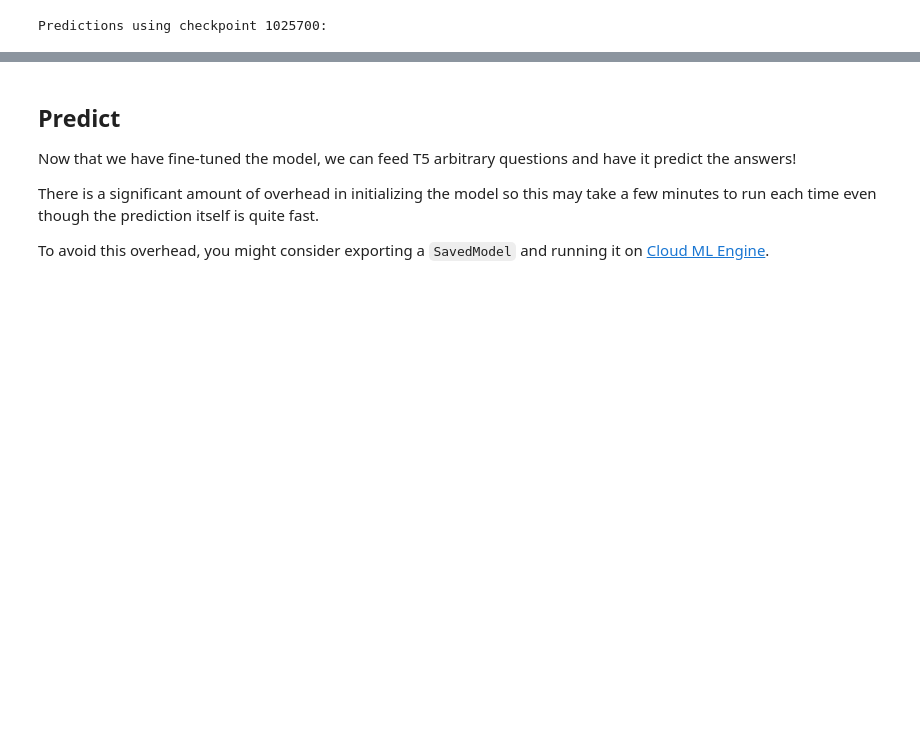
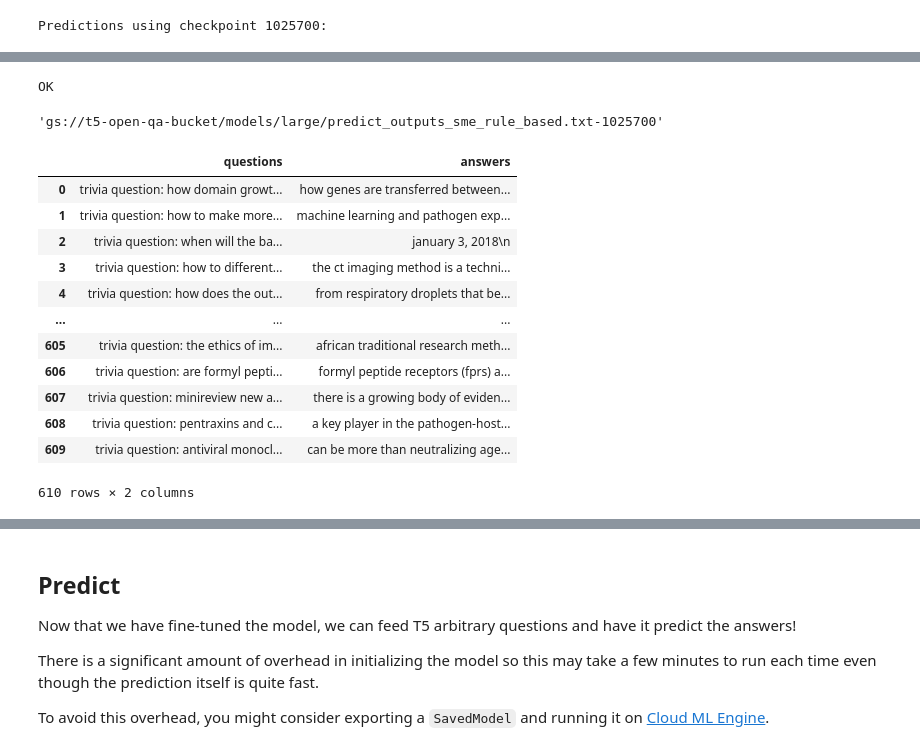
Before and after one commit to johntiger1/hugging-face-generation, a Jupyter notebook: Copy_of_t5_trivia.ipynb, the cells around one changed output, grey strips where cells are left out. Drawn from its saved outputs; the diff is of its cells as text; code cells hidden in the pictures; blank space fills up the shorter version.

```diff
--- a/Copy_of_t5_trivia.ipynb
+++ b/Copy_of_t5_trivia.ipynb
@@ -1282,0 +1379,16 @@ len(answers)
+# %%
+covid_predict_inputs_sme_path = os.path.join(MODEL_DIR, "predict_inputs_sme_rule_based.txt")
+covid_predict_outputs_sme_path = os.path.join(MODEL_DIR, "predict_outputs_sme_rule_based.txt")
+with tf.io.gfile.GFile(covid_predict_inputs_sme_path, "w") as f:
+  for idx, row in sme_df.iterrows():
+    q = row["questions"]
+    print(q)
+    f.write("trivia question: %s\n" % q.lower()) #TODO: can also invoke the preprocess from earlier
+
+model.batch_size = 256  # Min size for small model on v2-8 with parallelism 1.
+model.predict(
+    input_file=covid_predict_inputs_sme_path,
+    output_file=covid_predict_outputs_sme_path,
+    # Select the most probable output token at each step.
+    temperature=0,
+)
@@ -1282,0 +1413,4 @@ len(answers)
+# %%
+print("OK")
+# %% [output]
+OK
@@ -1282,0 +1419,4 @@ len(answers)
+# %%
+covid_predict_outputs_sme_path + "-1025700"
+# %% [output]
+'gs://t5-open-qa-bucket/models/large/predict_outputs_sme_rule_based.txt-1025700'
@@ -1282,0 +1425,25 @@ len(answers)
+# %%
+with tf.io.gfile.GFile((covid_predict_outputs_sme_path + "-1025700")) as answers, tf.io.gfile.GFile((covid_predict_inputs_sme_path )) as questions:
+  list_answers = answers.readlines()
+  list_questions = questions.readlines()
+  sme_df = pd.DataFrame(data={"questions":list_questions , "answers": list_answers} )
+  # print(len(), len(questions.readlines()))
+
+
+    #
+# %%
+sme_df
+# %% [output]
+|  | questions | answers |
+| 0 | trivia question: how domain growt... | how genes are transferred between... |
+| 1 | trivia question: how to make more... | machine learning and pathogen exp... |
+| 2 | trivia question: when will the ba... | january 3, 2018\n |
+| 3 | trivia question: how to different... | the ct imaging method is a techni... |
+| 4 | trivia question: how does the out... | from respiratory droplets that be... |
+| ... | ... | ... |
+| 605 | trivia question: the ethics of im... | african traditional research meth... |
+| 606 | trivia question: are formyl pepti... | formyl peptide receptors (fprs) a... |
+| 607 | trivia question: minireview new a... | there is a growing body of eviden... |
+| 608 | trivia question: pentraxins and c... | a key player in the pathogen-host... |
+| 609 | trivia question: antiviral monocl... | can be more than neutralizing age... |
+610 rows × 2 columns
```
Also changed, not shown: parts of 35 cells of this notebook.
